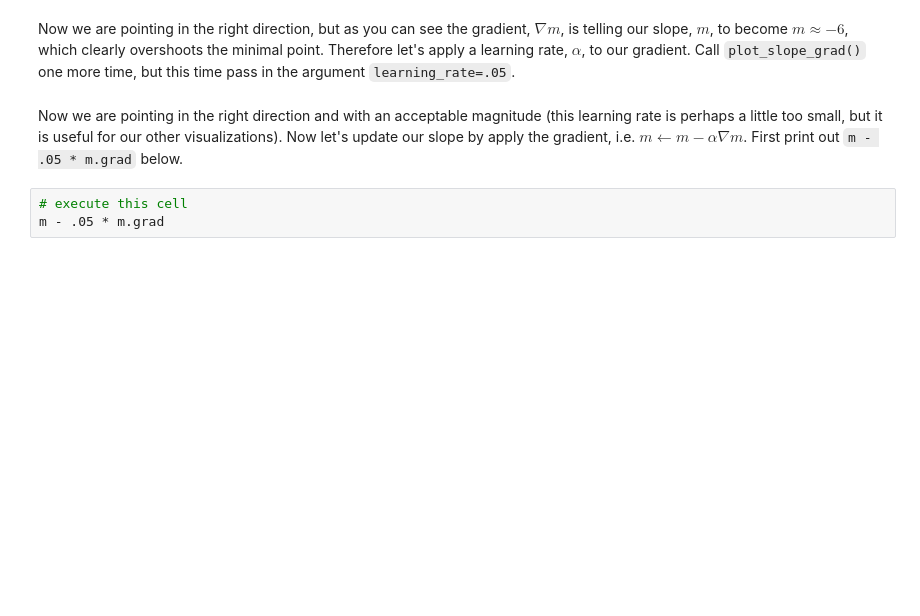
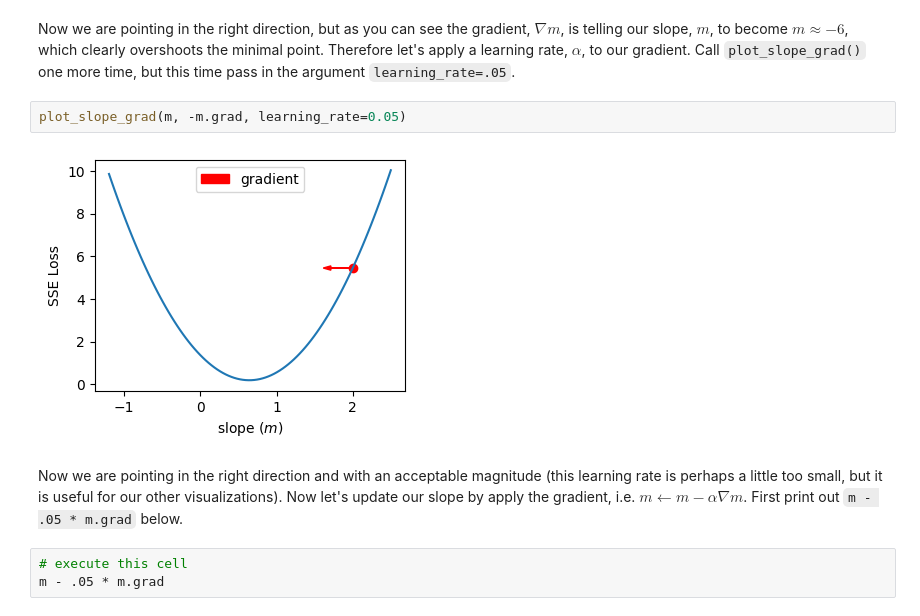
Before and after one commit to andrew-belz/byu-cs474, a Jupyter notebook: lab1_pytorch_intro.ipynb, the cells around one changed output. Cells and saved outputs as stored; diff of their text form; blank space fills up the shorter version.

```diff
--- a/lab1_pytorch_intro.ipynb
+++ b/lab1_pytorch_intro.ipynb
@@ -997,6 +1186,10 @@ Create the same plot, but point the gradient in the opposite direction.
 Now we are pointing in the right direction, but as you can see the gradient, $\nabla m$, is telling our slope, $m$, to become $m \approx -6$, which clearly overshoots the minimal point.
 Therefore let's apply a learning rate, $\alpha$, to our gradient.
 Call `plot_slope_grad()` one more time, but this time pass in the argument `learning_rate=.05`.
+# %%
+plot_slope_grad(m, -m.grad, learning_rate=0.05)
+# %% [output]
+[figure, added]
 # %% [markdown]
 Now we are pointing in the right direction and with an acceptable magnitude (this learning rate is perhaps a little too small, but it is useful for our other visualizations).
 Now let's update our slope by apply the gradient, i.e. $m \leftarrow m - \alpha \nabla m$.
```
Also changed, not shown: parts of 57 cells of this notebook.
